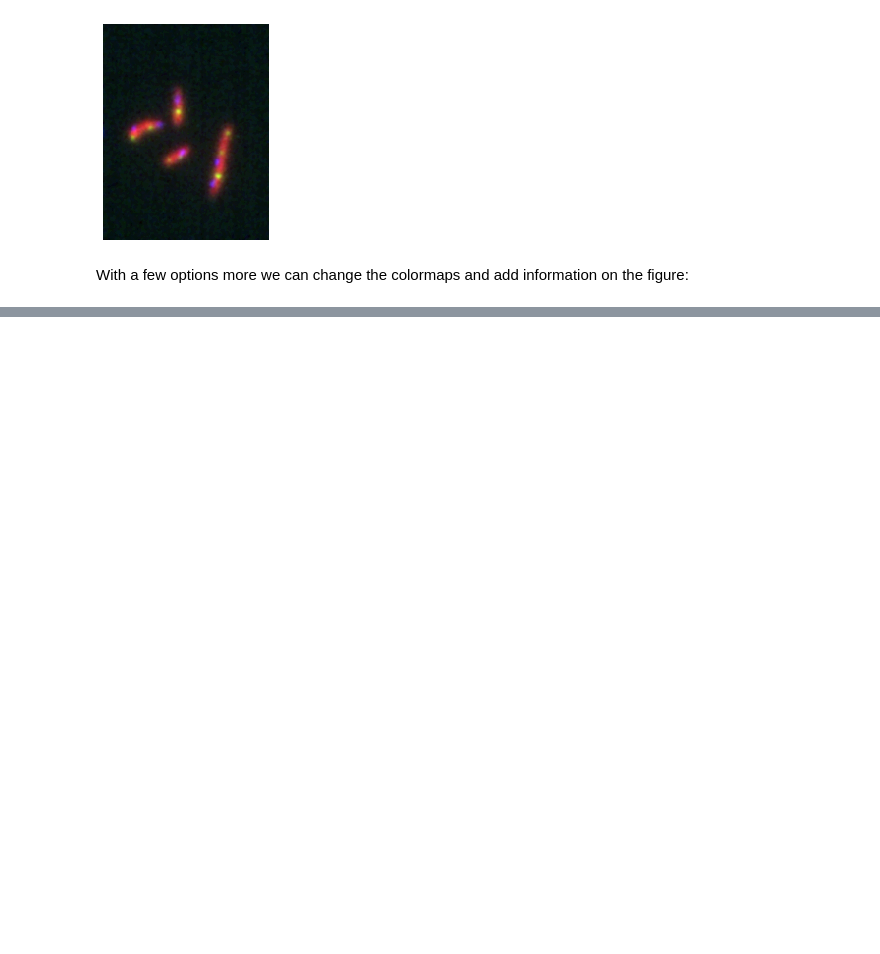
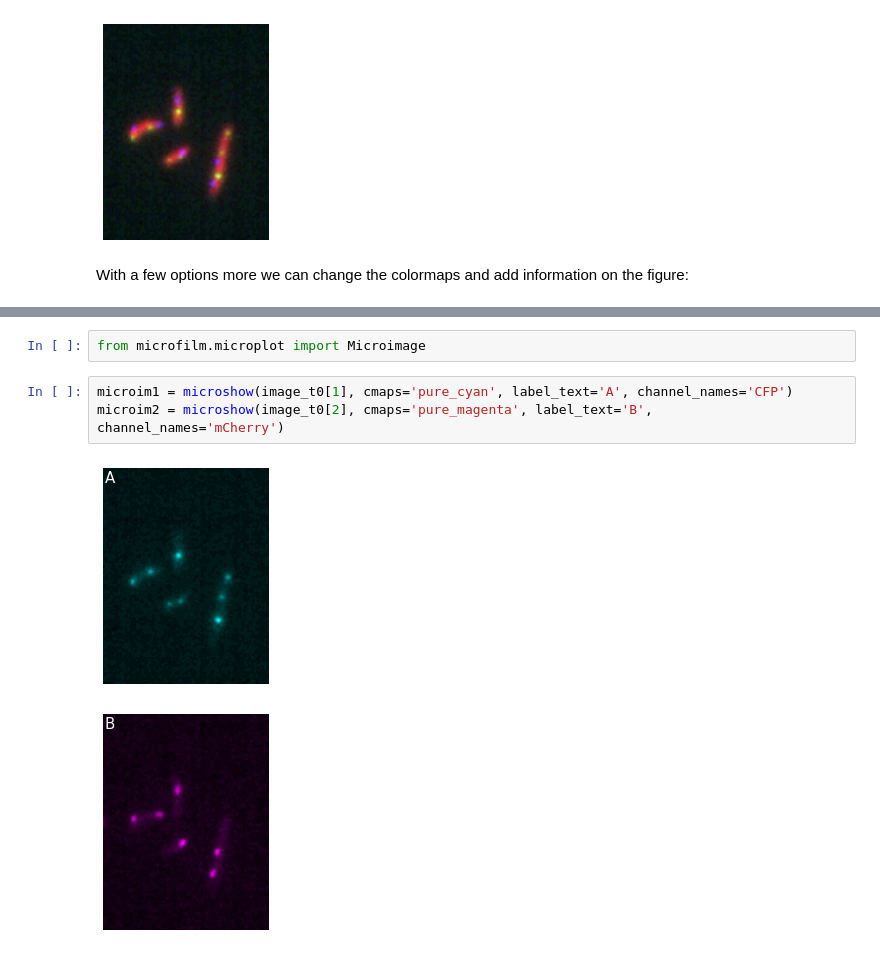
Before and after one commit to guiwitz/microfilm, a Jupyter notebook: docs/first_plot.ipynb, the cells around one changed output, grey strips where cells are left out. Drawn from its saved outputs; the diff is of its cells as text; blank space fills up the shorter version.

```diff
--- a/docs/first_plot.ipynb
+++ b/docs/first_plot.ipynb
@@ -33,0 +44,8 @@ microfilm.microplot.microshow(image_t0, cmaps=['gray','pure_magenta','pure_cyan'
+# %%
+from microfilm.microplot import Microimage
+# %%
+microim1 = microshow(image_t0[1], cmaps='pure_cyan', label_text='A', channel_names='CFP')
+microim2 = microshow(image_t0[2], cmaps='pure_magenta', label_text='B', channel_names='mCherry')
+# %% [output]
+[figure, added]
+[figure, added]
```
Also changed, not shown: parts of 18 cells of this notebook, 2 other files.
